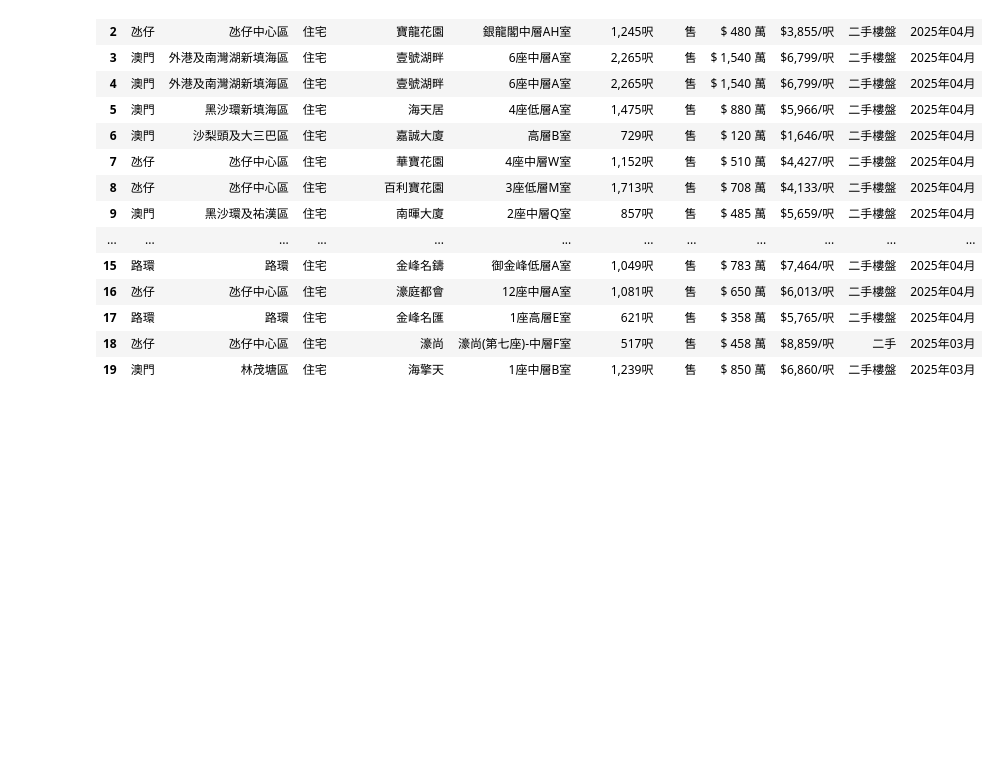
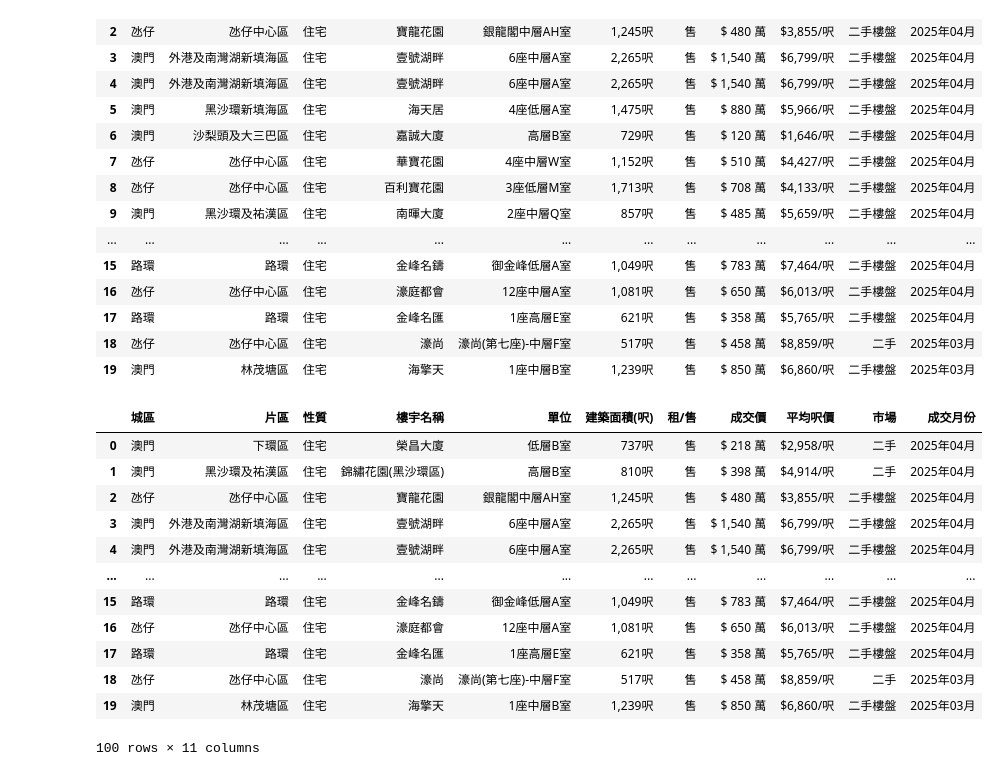
Before and after one commit to WAIWAI07/2025-cpttm-python-competition, a Jupyter notebook: 20250508/pandas/centanet.ipynb, the cells around one changed output. Cells and saved outputs as stored; diff of their text form; code cells hidden in the pictures; blank space fills up the shorter version.

```diff
--- a/20250508/pandas/centanet.ipynb
+++ b/20250508/pandas/centanet.ipynb
@@ -2,6 +2,7 @@
 import requests
 import pandas as pd
 # %%
-url = "https://mo.centanet.com/Transaction/Index?isFrame=&FArea=&Name=&FileType=%E4%BD%8F%E5%AE%85&PropType=S&TitleName=2025%E5%B9%B4&BeginTxDate=2025-01-01&EndTxDate=2025-5-8&DateValue=2025&DataType=Y&OrderBy="
+page_index = 1
+url = f"https://mo.centanet.com/Transaction?FileType=%E4%BD%8F%E5%AE%85&PropType=S&TitleName=2025%E5%B9%B4&BeginTxDate=2025-01-01&EndTxDate=2025-5-8&DateValue=2025&DataType=Y&PageIndex={page_index}"
 # %%
 res = requests.get(url)
@@ -34,3 +35,27 @@ df
 | 17 | 路環 | 路環 | 住宅 | 金峰名匯 | 1座高層E室 | 621呎 | 售 | $ 358 萬 | $5,765/呎 | 二手樓盤 | 2025年04月 |
 | 18 | 氹仔 | 氹仔中心區 | 住宅 | 濠尚 | 濠尚(第七座)-中層F室 | 517呎 | 售 | $ 458 萬 | $8,859/呎 | 二手 | 2025年03月 |
 | 19 | 澳門 | 林茂塘區 | 住宅 | 海擎天 | 1座中層B室 | 1,239呎 | 售 | $ 850 萬 | $6,860/呎 | 二手樓盤 | 2025年03月 |
+# %%
+dfs = []
+for page_idx in range(1, 6):
+    url = f"https://mo.centanet.com/Transaction?FileType=%E4%BD%8F%E5%AE%85&PropType=S&TitleName=2025%E5%B9%B4&BeginTxDate=2025-01-01&EndTxDate=2025-5-8&DateValue=2025&DataType=Y&PageIndex={page_idx}"
+    tables = pd.read_html(res.text)
+    df = tables[0]
+    dfs.append(df)
+
+df = pd.concat(dfs)
+df
+# %% [output]
+|  | 城區 | 片區 | 性質 | 樓宇名稱 | 單位 | 建築面積(呎) | 租/售 | 成交價 | 平均呎價 | 市場 | 成交月份 |
+| 0 | 澳門 | 下環區 | 住宅 | 榮昌大廈 | 低層B室 | 737呎 | 售 | $ 218 萬 | $2,958/呎 | 二手 | 2025年04月 |
+| 1 | 澳門 | 黑沙環及祐漢區 | 住宅 | 錦繡花園(黑沙環區) | 高層B室 | 810呎 | 售 | $ 398 萬 | $4,914/呎 | 二手 | 2025年04月 |
+| 2 | 氹仔 | 氹仔中心區 | 住宅 | 寶龍花園 | 銀龍閣中層AH室 | 1,245呎 | 售 | $ 480 萬 | $3,855/呎 | 二手樓盤 | 2025年04月 |
+| 3 | 澳門 | 外港及南灣湖新填海區 | 住宅 | 壹號湖畔 | 6座中層A室 | 2,265呎 | 售 | $ 1,540 萬 | $6,799/呎 | 二手樓盤 | 2025年04月 |
+| 4 | 澳門 | 外港及南灣湖新填海區 | 住宅 | 壹號湖畔 | 6座中層A室 | 2,265呎 | 售 | $ 1,540 萬 | $6,799/呎 | 二手樓盤 | 2025年04月 |
+| ... | ... | ... | ... | ... | ... | ... | ... | ... | ... | ... | ... |
+| 15 | 路環 | 路環 | 住宅 | 金峰名鑄 | 御金峰低層A室 | 1,049呎 | 售 | $ 783 萬 | $7,464/呎 | 二手樓盤 | 2025年04月 |
+| 16 | 氹仔 | 氹仔中心區 | 住宅 | 濠庭都會 | 12座中層A室 | 1,081呎 | 售 | $ 650 萬 | $6,013/呎 | 二手樓盤 | 2025年04月 |
+| 17 | 路環 | 路環 | 住宅 | 金峰名匯 | 1座高層E室 | 621呎 | 售 | $ 358 萬 | $5,765/呎 | 二手樓盤 | 2025年04月 |
+| 18 | 氹仔 | 氹仔中心區 | 住宅 | 濠尚 | 濠尚(第七座)-中層F室 | 517呎 | 售 | $ 458 萬 | $8,859/呎 | 二手 | 2025年03月 |
+| 19 | 澳門 | 林茂塘區 | 住宅 | 海擎天 | 1座中層B室 | 1,239呎 | 售 | $ 850 萬 | $6,860/呎 | 二手樓盤 | 2025年03月 |
+100 rows × 11 columns
```
Also changed, not shown: parts of 3 cells of this notebook.
